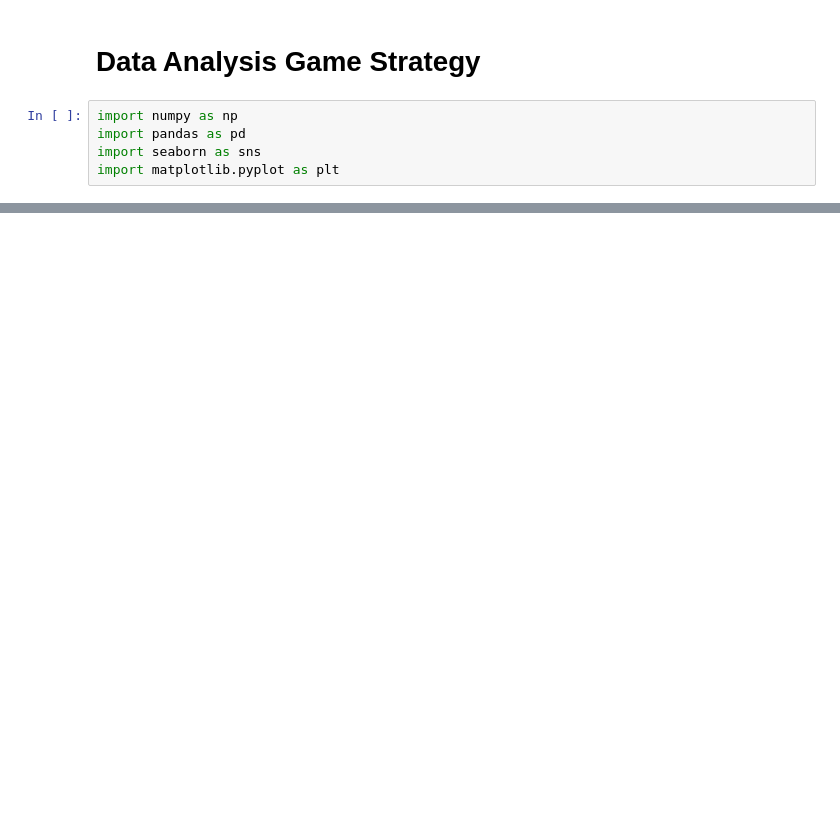
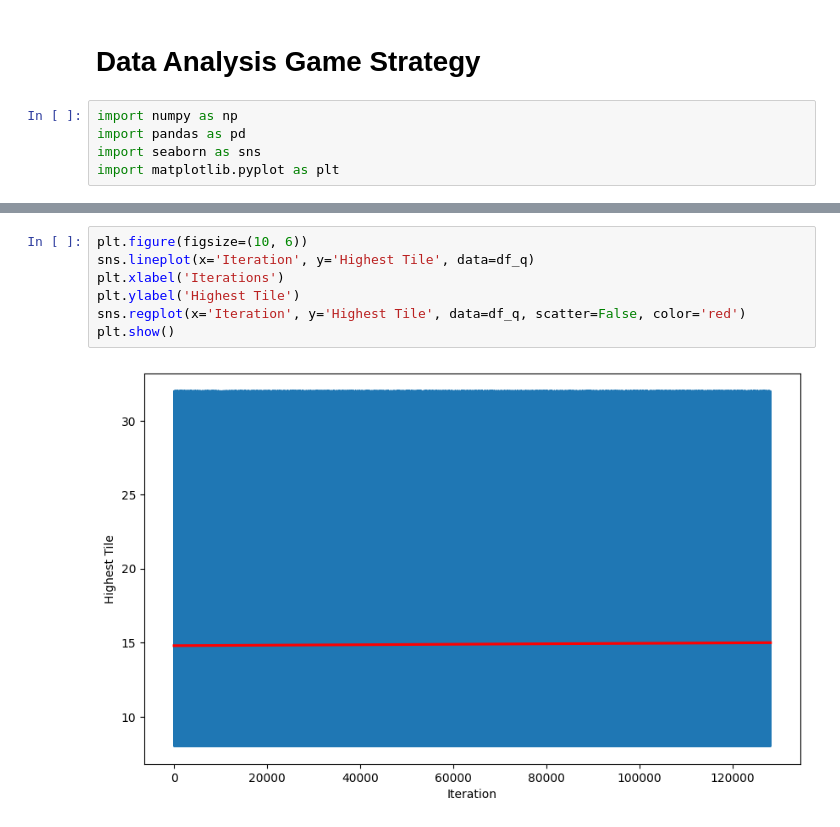
Before and after one commit to TomWartm/game_2048, a Jupyter notebook: analysis.ipynb, the cells around one changed output, grey strips where cells are left out. Drawn from its saved outputs; the diff is of its cells as text; blank space fills up the shorter version.

```diff
--- a/analysis.ipynb
+++ b/analysis.ipynb
@@ -28,0 +58,9 @@ max(df['Number of moves'])
+# %%
+plt.figure(figsize=(10, 6))
+sns.lineplot(x='Iteration', y='Highest Tile', data=df_q)
+plt.xlabel('Iterations')
+plt.ylabel('Highest Tile')
+sns.regplot(x='Iteration', y='Highest Tile', data=df_q, scatter=False, color='red')
+plt.show()
+# %% [output]
+[figure, added]
```
Also changed, not shown: parts of 6 cells of this notebook, 6 other files.
